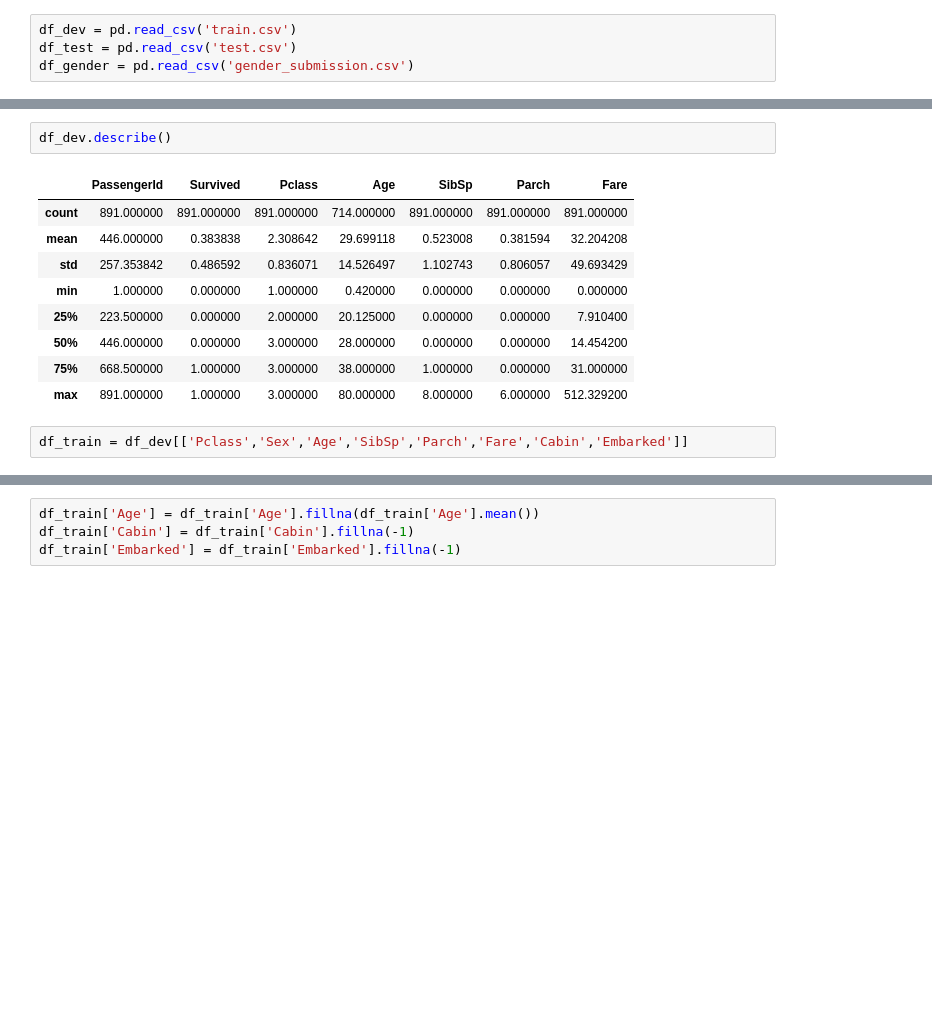
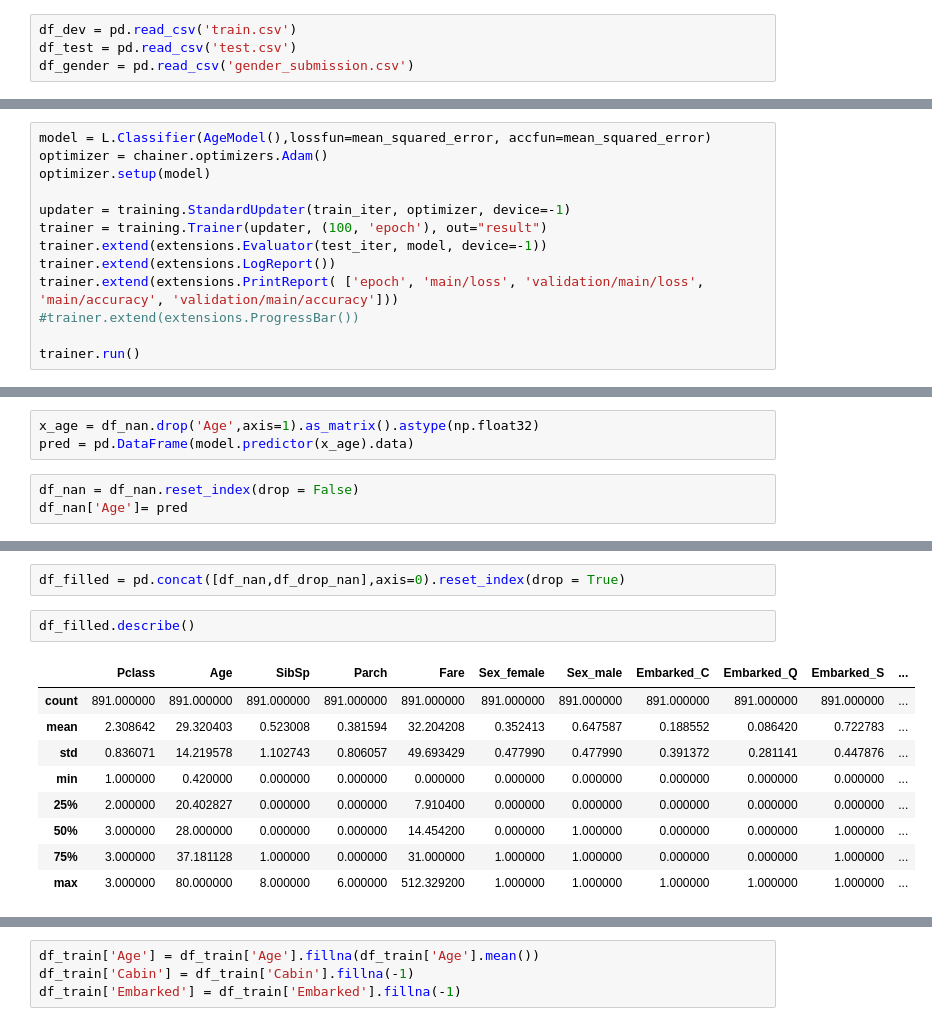
Before and after one commit to 29Takuya/titanic, a Jupyter notebook: Read_data.ipynb, the cells around one changed output, grey strips where cells are left out. Cells and saved outputs as stored; diff of their text form; blank space fills up the shorter version.

```diff
--- a/Read_data.ipynb
+++ b/Read_data.ipynb
@@ -10,0 +298,13 @@ df_gender = pd.read_csv('gender_submission.csv')
+# %%
+model = L.Classifier(AgeModel(),lossfun=mean_squared_error, accfun=mean_squared_error)
+optimizer = chainer.optimizers.Adam()
+optimizer.setup(model)
+
+updater = training.StandardUpdater(train_iter, optimizer, device=-1)
+trainer = training.Trainer(updater, (100, 'epoch'), out="result")
+trainer.extend(extensions.Evaluator(test_iter, model, device=-1))
+trainer.extend(extensions.LogReport())
+trainer.extend(extensions.PrintReport( ['epoch', 'main/loss', 'validation/main/loss', 'main/accuracy', 'validation/main/accuracy']))
+#trainer.extend(extensions.ProgressBar())
+
+trainer.run()
@@ -10,0 +356,6 @@ df_gender = pd.read_csv('gender_submission.csv')
+# %%
+x_age = df_nan.drop('Age',axis=1).as_matrix().astype(np.float32)
+pred = pd.DataFrame(model.predictor(x_age).data)
+# %%
+df_nan = df_nan.reset_index(drop = False)
+df_nan['Age']= pred
@@ -11,14 +383,14 @@ df_gender = pd.read_csv('gender_submission.csv')
+# %%
+df_filled = pd.concat([df_nan,df_drop_nan],axis=0).reset_index(drop = True)
 # %%
-df_dev.describe()
+df_filled.describe()
 # %% [output]
-|  | PassengerId | Survived | Pclass | Age | SibSp | Parch | Fare |
-| count | 891.000000 | 891.000000 | 891.000000 | 714.000000 | 891.000000 | 891.000000 | 891.000000 |
-| mean | 446.000000 | 0.383838 | 2.308642 | 29.699118 | 0.523008 | 0.381594 | 32.204208 |
-| std | 257.353842 | 0.486592 | 0.836071 | 14.526497 | 1.102743 | 0.806057 | 49.693429 |
-| min | 1.000000 | 0.000000 | 1.000000 | 0.420000 | 0.000000 | 0.000000 | 0.000000 |
-| 25% | 223.500000 | 0.000000 | 2.000000 | 20.125000 | 0.000000 | 0.000000 | 7.910400 |
-| 50% | 446.000000 | 0.000000 | 3.000000 | 28.000000 | 0.000000 | 0.000000 | 14.454200 |
-| 75% | 668.500000 | 1.000000 | 3.000000 | 38.000000 | 1.000000 | 0.000000 | 31.000000 |
-| max | 891.000000 | 1.000000 | 3.000000 | 80.000000 | 8.000000 | 6.000000 | 512.329200 |
+|  | Pclass | Age | SibSp | Parch | Fare | Sex_female | Sex_male | Embarked_C | Embarked_Q | Embarked_S | ... |
+| count | 891.000000 | 891.000000 | 891.000000 | 891.000000 | 891.000000 | 891.000000 | 891.000000 | 891.000000 | 891.000000 | 891.000000 | ... |
+| mean | 2.308642 | 29.320403 | 0.523008 | 0.381594 | 32.204208 | 0.352413 | 0.647587 | 0.188552 | 0.086420 | 0.722783 | ... |
+| std | 0.836071 | 14.219578 | 1.102743 | 0.806057 | 49.693429 | 0.477990 | 0.477990 | 0.391372 | 0.281141 | 0.447876 | ... |
+| min | 1.000000 | 0.420000 | 0.000000 | 0.000000 | 0.000000 | 0.000000 | 0.000000 | 0.000000 | 0.000000 | 0.000000 | ... |
+| 25% | 2.000000 | 20.402827 | 0.000000 | 0.000000 | 7.910400 | 0.000000 | 0.000000 | 0.000000 | 0.000000 | 0.000000 | ... |
+| 50% | 3.000000 | 28.000000 | 0.000000 | 0.000000 | 14.454200 | 0.000000 | 1.000000 | 0.000000 | 0.000000 | 1.000000 | ... |
+| 75% | 3.000000 | 37.181128 | 1.000000 | 0.000000 | 31.000000 | 1.000000 | 1.000000 | 0.000000 | 0.000000 | 1.000000 | ... |
+| max | 3.000000 | 80.000000 | 8.000000 | 6.000000 | 512.329200 | 1.000000 | 1.000000 | 1.000000 | 1.000000 | 1.000000 | ... |
-# %%
-df_train = df_dev[['Pclass','Sex','Age','SibSp','Parch','Fare','Cabin','Embarked']]
```
Also changed, not shown: parts of 51 cells of this notebook, 15 other files.
